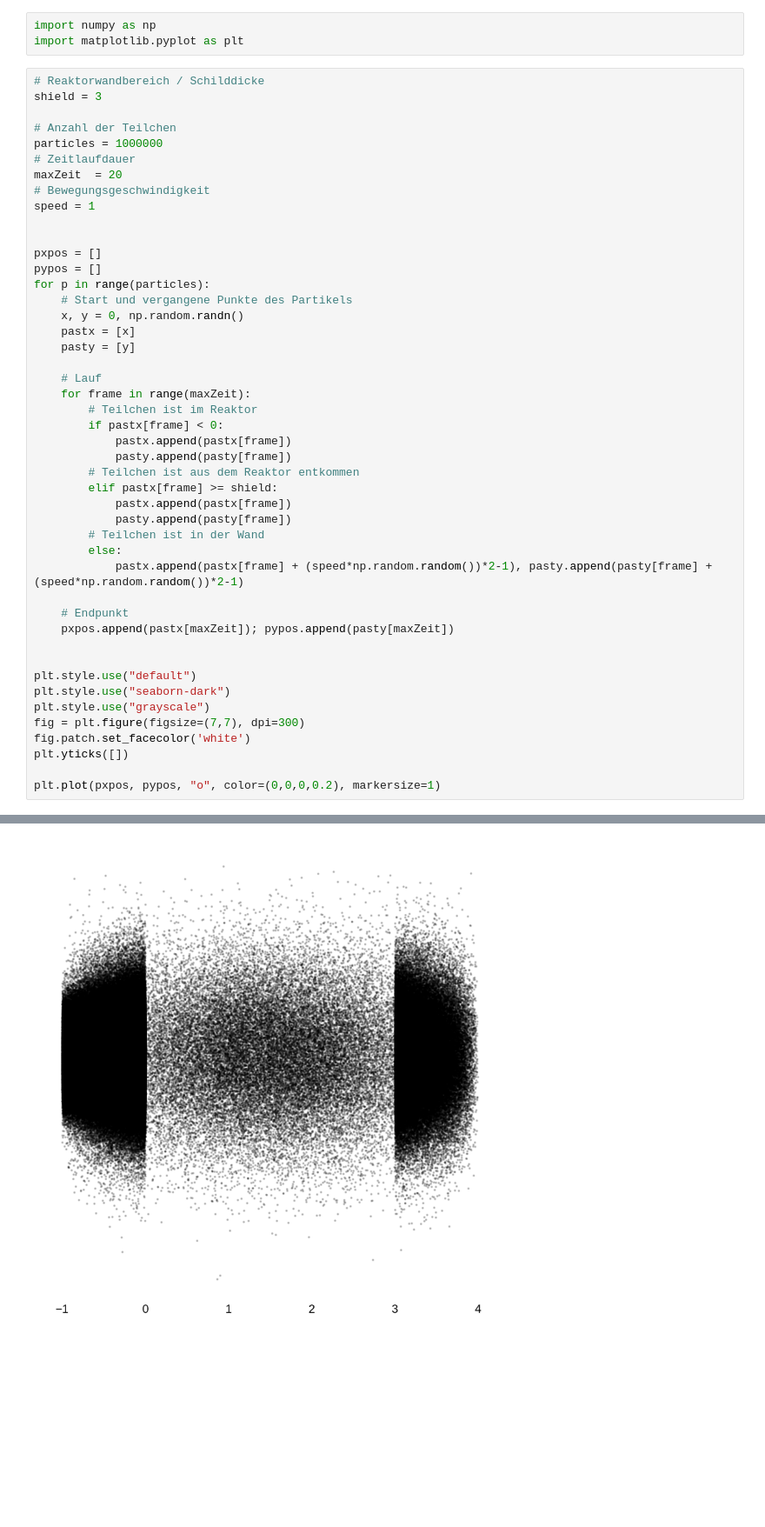
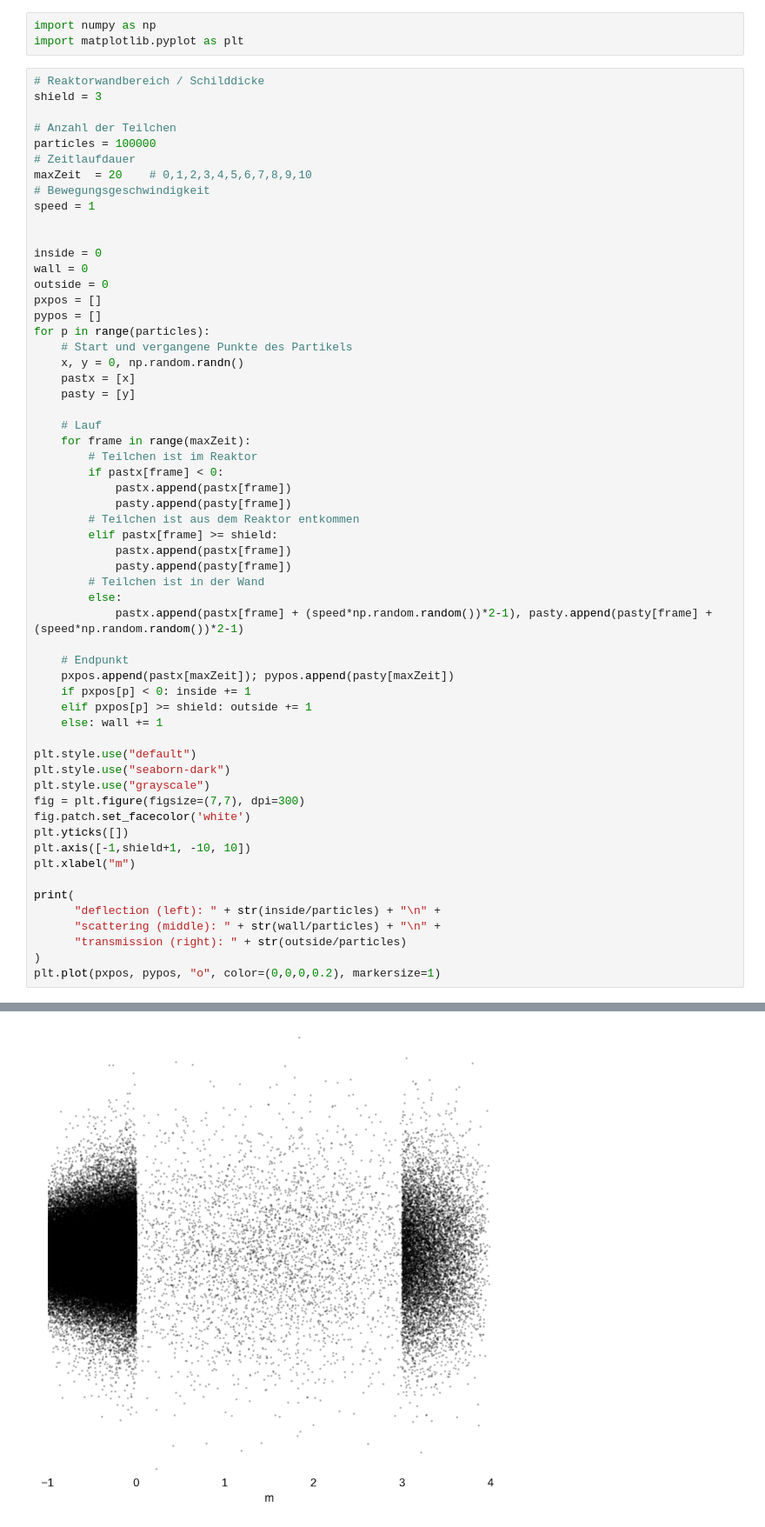
Before and after one commit to QuentinWach/animating-science, a Jupyter notebook: Schild eines Nuklearreaktors/Schild eines Nuklearreaktors.ipynb, the cells around one changed output, grey strips where cells are left out. Shown at 87% size. Saved outputs shown, nothing was run; the diff lists cells and outputs as text; blank space fills up the shorter version.

Commit message:
Measuring transmission and reflection

```diff
--- a/Schild eines Nuklearreaktors/Schild eines Nuklearreaktors.ipynb
+++ b/Schild eines Nuklearreaktors/Schild eines Nuklearreaktors.ipynb
@@ -8,13 +8,16 @@ import matplotlib.pyplot as plt
 shield = 3
 
 # Anzahl der Teilchen
-particles = 1000000
+particles = 100000
 # Zeitlaufdauer
-maxZeit  = 20
+maxZeit  = 20    # 0,1,2,3,4,5,6,7,8,9,10
 # Bewegungsgeschwindigkeit
 speed = 1
 
 
+inside = 0
+wall = 0
+outside = 0
 pxpos = []
 pypos = []
 for p in range(particles):
@@ -39,7 +42,9 @@ for p in range(particles):
 
     # Endpunkt
     pxpos.append(pastx[maxZeit]); pypos.append(pasty[maxZeit])
-
+    if pxpos[p] < 0: inside += 1
+    elif pxpos[p] >= shield: outside += 1
+    else: wall += 1
 
 plt.style.use("default")
 plt.style.use("seaborn-dark")
@@ -47,6 +52,13 @@ plt.style.use("grayscale")
 fig = plt.figure(figsize=(7,7), dpi=300)
 fig.patch.set_facecolor('white')
 plt.yticks([])
+plt.axis([-1,shield+1, -10, 10])
+plt.xlabel("m")
 
+print(
+      "deflection (left): " + str(inside/particles) + "\n" +
+      "scattering (middle): " + str(wall/particles) + "\n" +
+      "transmission (right): " + str(outside/particles)
+)
 plt.plot(pxpos, pypos, "o", color=(0,0,0,0.2), markersize=1)
 # %% [output]
@@ -54 +69 @@ plt.plot(pxpos, pypos, "o", color=(0,0,0,0.2), markersize=1)
-[figure, old version]
+[figure, new version]
```
Also changed, not shown: parts of 1 cell of this notebook, 1 other file.
